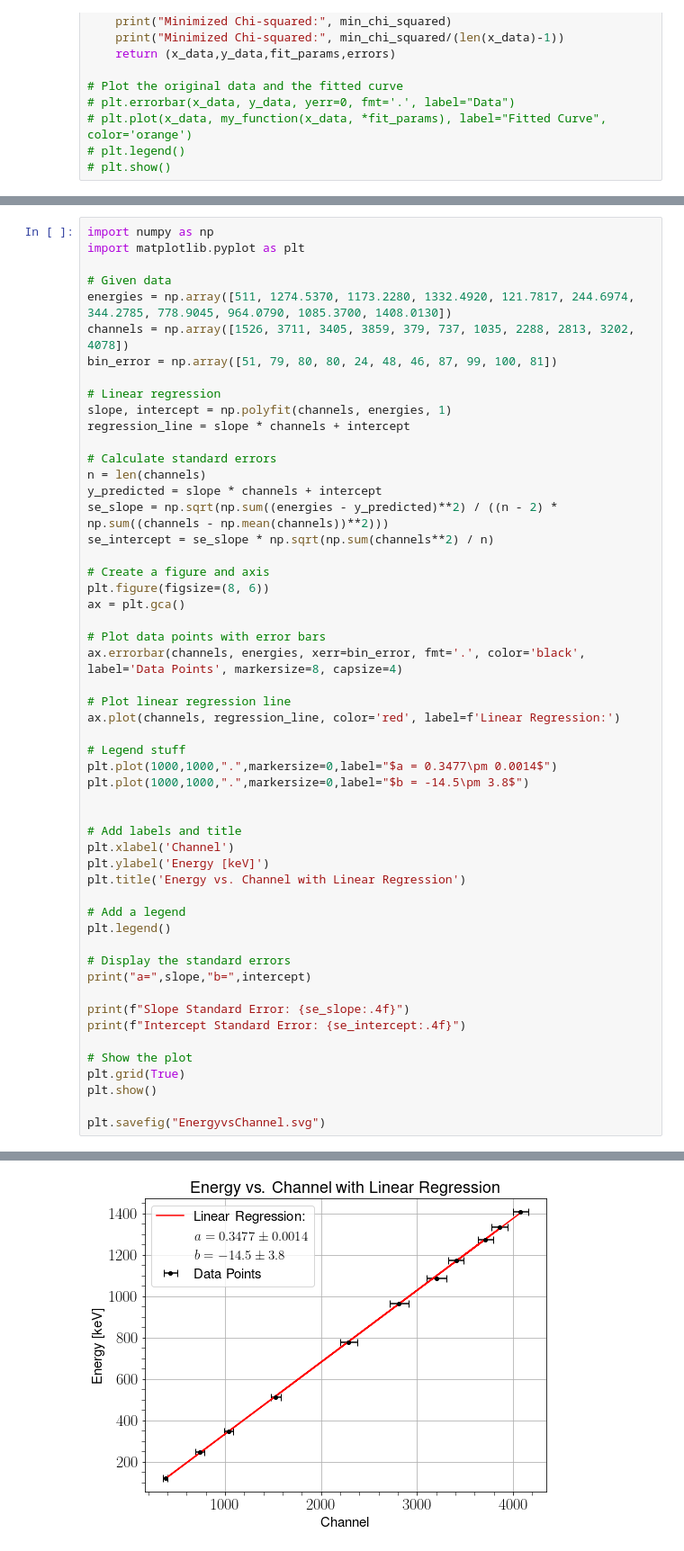
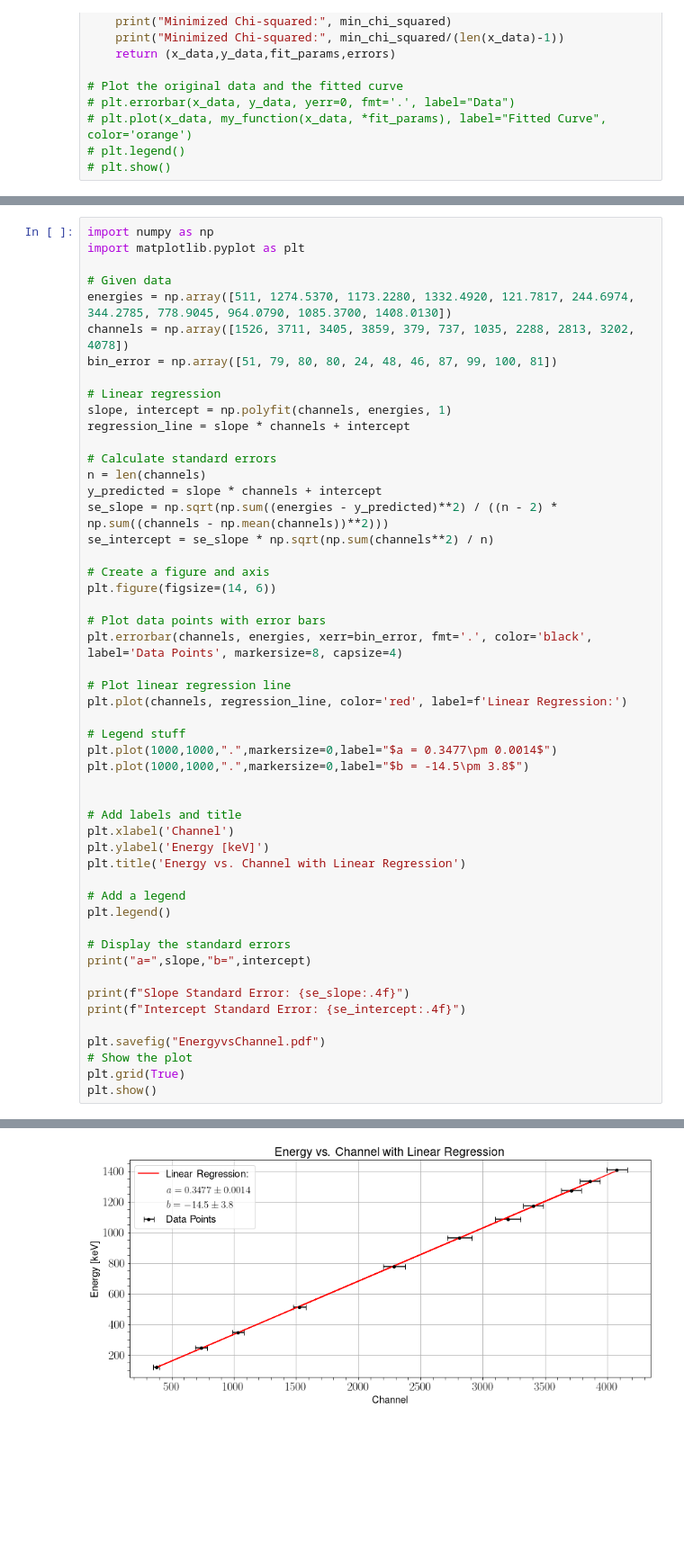
Before and after one commit to MayerPablo/FP, a Jupyter notebook: Szintillator.ipynb, the cells around one changed output, grey strips where cells are left out. Shown at 90% size. Drawn from its saved outputs; the diff is of its cells as text; blank space fills up the shorter version.

```diff
--- a/Szintillator.ipynb
+++ b/Szintillator.ipynb
@@ -1016,41 +1017,39 @@ se_slope = np.sqrt(np.sum((energies - y_predicted)**2) / ((n - 2) * np.sum((chan
 se_intercept = se_slope * np.sqrt(np.sum(channels**2) / n)
 
 # Create a figure and axis
-plt.figure(figsize=(8, 6))
-ax = plt.gca()
+plt.figure(figsize=(14, 6))
 
 # Plot data points with error bars
-ax.errorbar(channels, energies, xerr=bin_error, fmt='.', color='black', label='Data Points', markersize=8, capsize=4)
+plt.errorbar(channels, energies, xerr=bin_error, fmt='.', color='black', label='Data Points', markersize=8, capsize=4)
 
 # Plot linear regression line
-ax.plot(channels, regression_line, color='red', label=f'Linear Regression:')
+plt.plot(channels, regression_line, color='red', label=f'Linear Regression:')
 
 # Legend stuff
 plt.plot(1000,1000,".",markersize=0,label="$a = 0.3477\pm 0.0014$")
 plt.plot(1000,1000,".",markersize=0,label="$b = -14.5\pm 3.8$")
 
 
 # Add labels and title
 plt.xlabel('Channel')
 plt.ylabel('Energy [keV]')
 plt.title('Energy vs. Channel with Linear Regression')
 
 # Add a legend
 plt.legend()
 
 # Display the standard errors
 print("a=",slope,"b=",intercept)
 
 print(f"Slope Standard Error: {se_slope:.4f}")
 print(f"Intercept Standard Error: {se_intercept:.4f}")
 
+plt.savefig("EnergyvsChannel.pdf")
 # Show the plot
 plt.grid(True)
 plt.show()
-
-plt.savefig("EnergyvsChannel.svg")
 # %% [output]
 a= 0.34765245696895386 b= -14.518888112884516
 Slope Standard Error: 0.0014
 Intercept Standard Error: 3.8151
-[figure, old version]
+[figure, new version]
```
Also changed, not shown: parts of 11 cells of this notebook, 7 other files.
